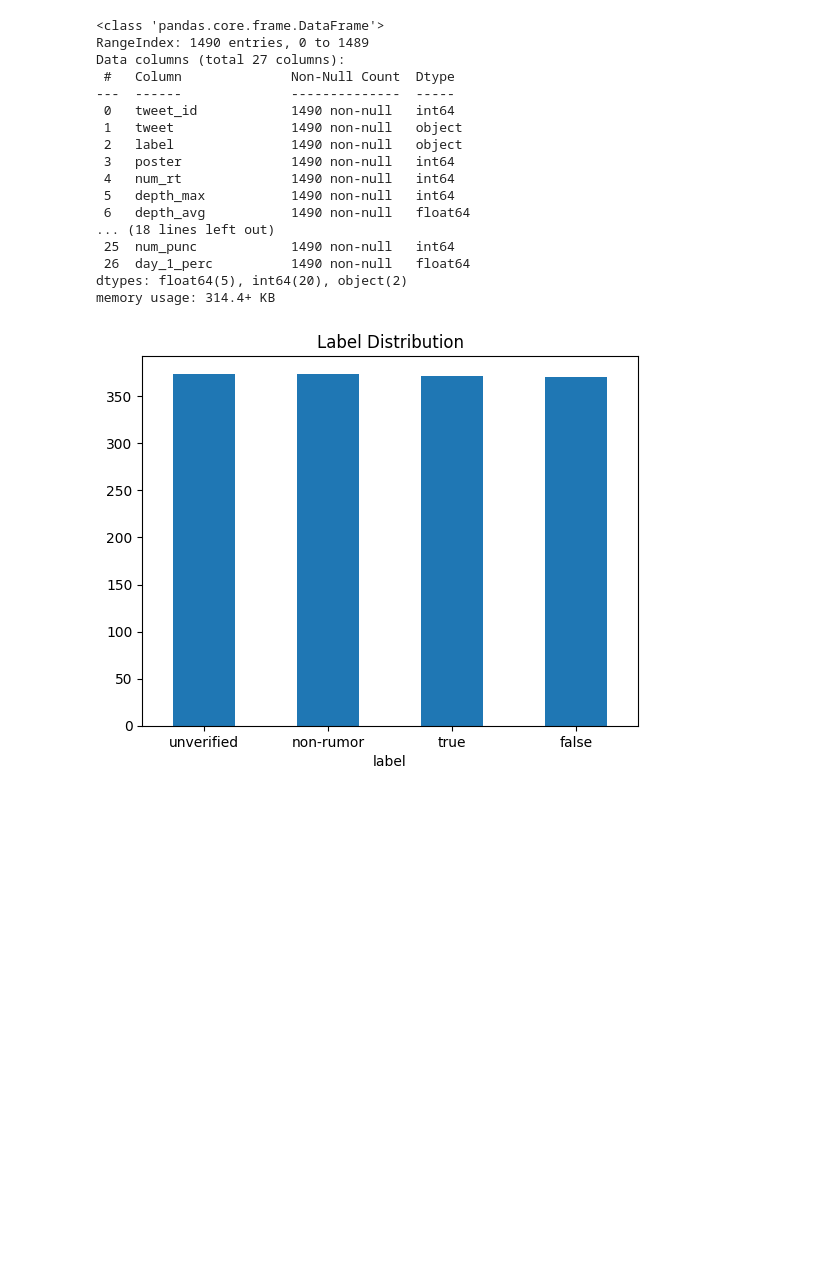
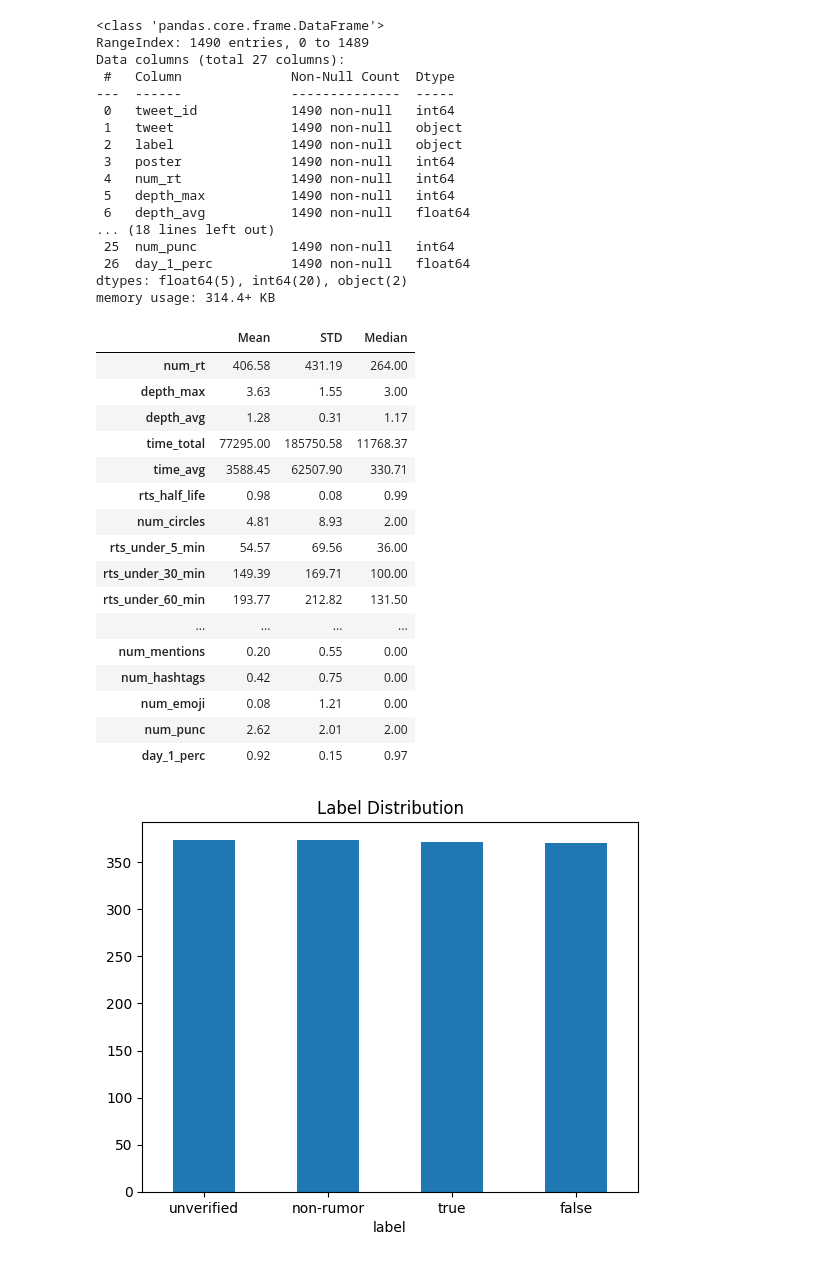
Before and after one commit to Xron7/FakeNewsDetection, a Jupyter notebook: eda.ipynb, the cells around one changed output. Saved outputs shown, nothing was run; the diff lists cells and outputs as text; code cells hidden in the pictures; blank space fills up the shorter version.

```diff
--- a/eda.ipynb
+++ b/eda.ipynb
@@ -27,3 +30,46 @@ Data columns (total 27 columns):
  26  day_1_perc          1490 non-null   float64
 dtypes: float64(5), int64(20), object(2)
 memory usage: 314.4+ KB
+# %%
+def stats_analysis(df):
+    stats           = []
+    df_filtered = df.drop(columns=EXCLUDE_COLUMNS)
+
+    means   = df_filtered.mean().round(2)
+    stds    = df_filtered.std().round(2)
+    medians = df_filtered.median().round(2)
+
+    summary_df = pd.DataFrame({
+    'Mean':   means,
+    'STD':    stds,
+    'Median': medians
+})
+
+    return summary_df
+
+def stats_analysis_per_label(dfs, titles):
+    stats = {}
+    for dfi, t in zip(dfs, titles):
+        stats[t] = stats_analysis(dfi)
+
+    return pd.concat(stats, axis=1)
+
+stats_analysis(df)
+# %% [output]
+|  | Mean | STD | Median |
+| num_rt | 406.58 | 431.19 | 264.00 |
+| depth_max | 3.63 | 1.55 | 3.00 |
+| depth_avg | 1.28 | 0.31 | 1.17 |
+| time_total | 77295.00 | 185750.58 | 11768.37 |
+| time_avg | 3588.45 | 62507.90 | 330.71 |
+| rts_half_life | 0.98 | 0.08 | 0.99 |
+| num_circles | 4.81 | 8.93 | 2.00 |
+| rts_under_5_min | 54.57 | 69.56 | 36.00 |
+| rts_under_30_min | 149.39 | 169.71 | 100.00 |
+| rts_under_60_min | 193.77 | 212.82 | 131.50 |
+| ... | ... | ... | ... |
+| num_mentions | 0.20 | 0.55 | 0.00 |
+| num_hashtags | 0.42 | 0.75 | 0.00 |
+| num_emoji | 0.08 | 1.21 | 0.00 |
+| num_punc | 2.62 | 2.01 | 2.00 |
+| day_1_perc | 0.92 | 0.15 | 0.97 |
```
Also changed, not shown: parts of 9 cells of this notebook, 1 other file.
